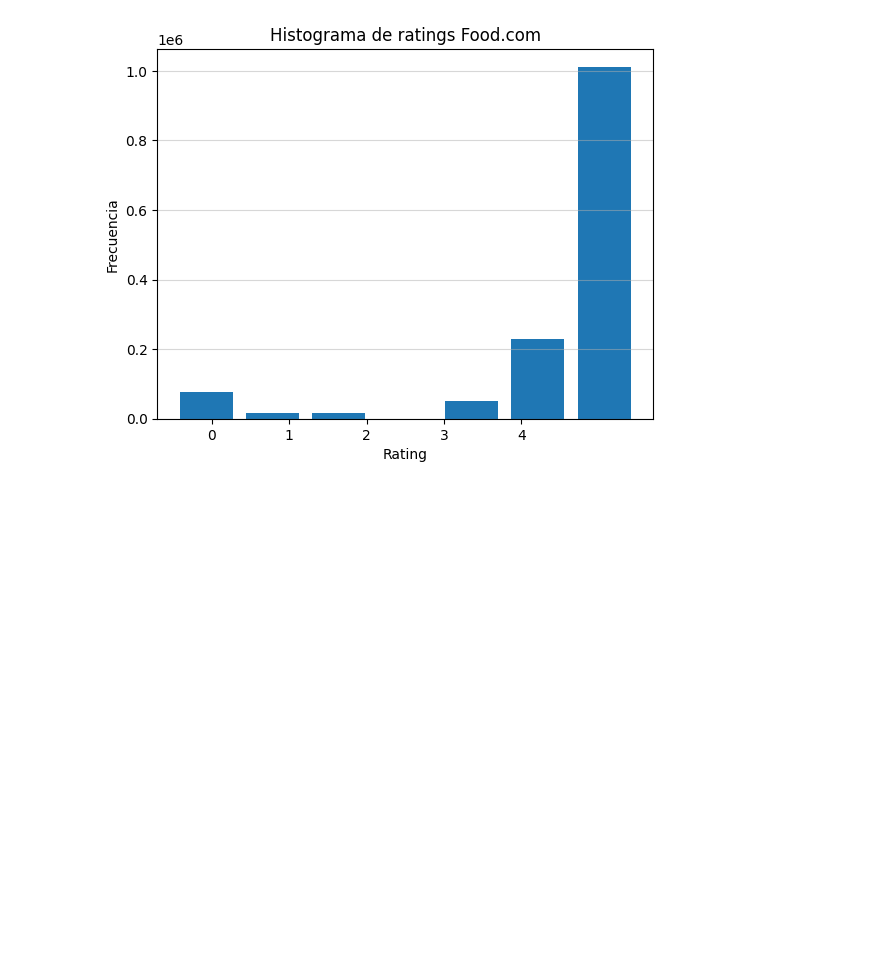
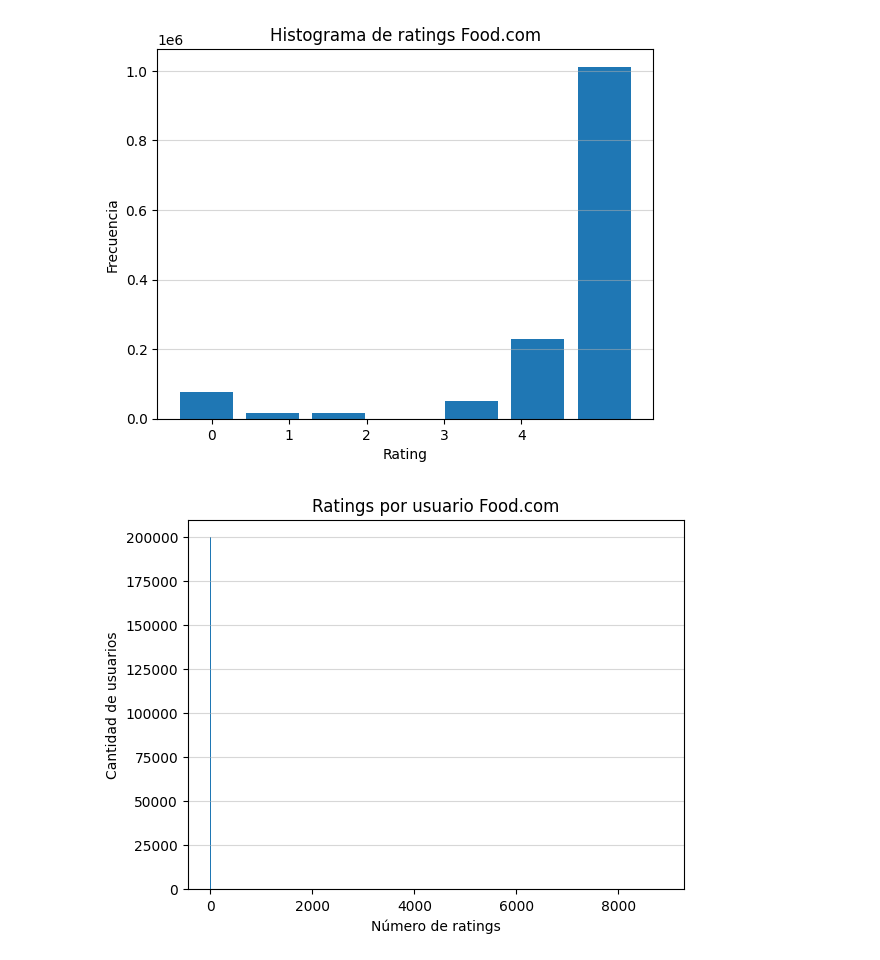
Before and after one commit to ResistorCat/recsys-project, a Jupyter notebook: analysis/main.ipynb, the cells around one changed output. Saved outputs shown, nothing was run; the diff lists cells and outputs as text; code cells hidden in the pictures; blank space fills up the shorter version.

Commit message:
Complete data analysis for foodcom dataset

```diff
--- a/analysis/main.ipynb
+++ b/analysis/main.ipynb
@@ -203,3 +203,36 @@ def plot_ratings_hist(df: pd.DataFrame, title: str, dataset: str = None):
 plot_ratings_hist(df_foodcom_reviews, "Histograma de ratings Food.com", "foodcom")
 # %% [output]
 [figure]
+# %%
+# Función para graficar ratings por usuario
+def plot_ratings_per_user(df: pd.DataFrame, title: str, dataset: str = None):
+  # Obtenemos el número de ratings por usuario
+  maxfreq = df.groupby("AuthorId")["Rating"].size().max()
+  frequencies = np.zeros(maxfreq + 1)
+  for user in df["AuthorId"].unique():
+    # Obtenemos todos los ratings del usuario
+    user_ratings = df[df["AuthorId"] == user]["Rating"]
+    # Contamos el número de ratings
+    count = user_ratings.count()
+    frequencies[count] += 1
+  maxfreq = 0
+  for i, count in enumerate(frequencies):
+    if count > 0:
+      maxfreq = i
+  frequencies = frequencies[:maxfreq + 1]
+  # Graficamos
+  plt.bar(np.arange(maxfreq + 1), frequencies)
+  plt.title(title)
+  plt.xlabel("Número de ratings")
+  plt.ylabel("Cantidad de usuarios")
+  plt.grid(axis='y', alpha=0.5)
+  if dataset:
+    save_dir = os.path.join("output", dataset)
+    os.makedirs(save_dir, exist_ok=True)
+    plt.savefig(os.path.join(save_dir, "ratings_per_user.png"), dpi=300, bbox_inches='tight')
+  plt.show()
+
+# Graficamos ratings por usuario
+plot_ratings_per_user(df_foodcom_reviews, "Ratings por usuario Food.com", "foodcom")
+# %% [output]
+[figure, added]
```
Also changed, not shown: parts of 3 cells of this notebook.
